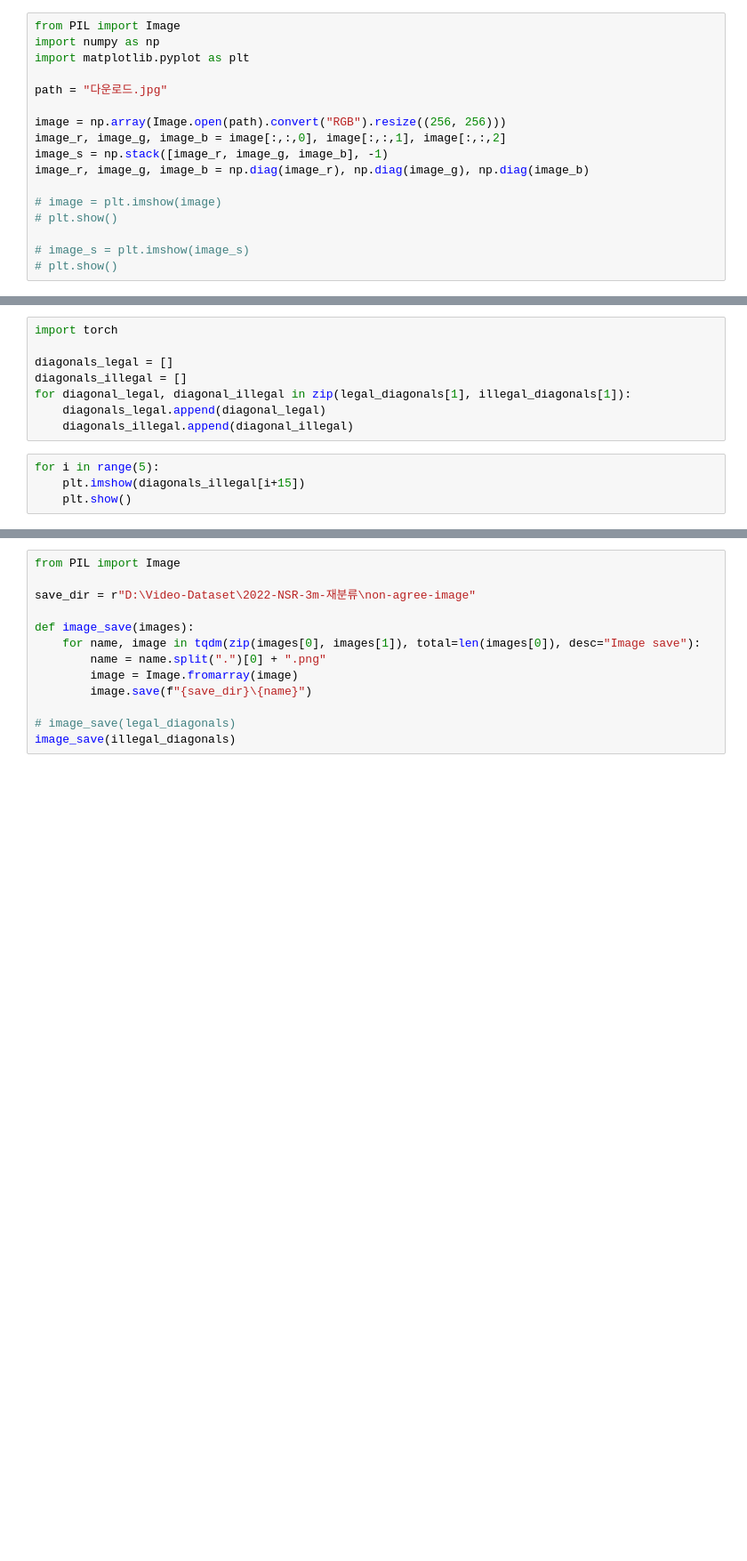
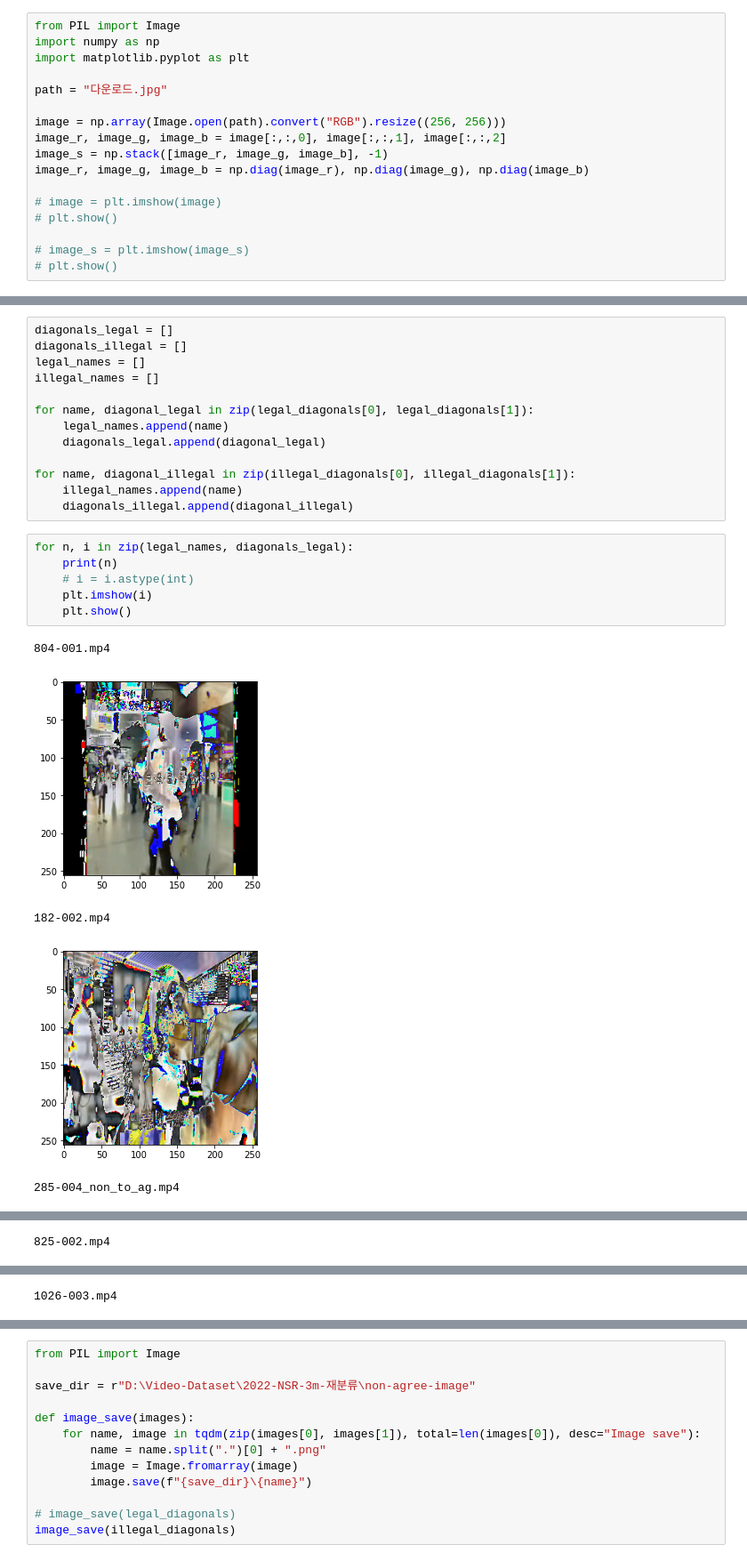
Before and after one commit to wowns1484/VideoClassification, a Jupyter notebook: Data_management/cutAway.ipynb, the cells around one changed output, grey strips where cells are left out. Shown: that part at 89% size. Cells and saved outputs as stored; diff of their text form; blank space fills up the shorter version.

```diff
--- a/Data_management/cutAway.ipynb
+++ b/Data_management/cutAway.ipynb
@@ -78,15 +119,28 @@ def extract_diagnoal_matrix(dir_path : str):
 
 legal_diagonals = extract_diagnoal_matrix(video_legal_dir)
 illegal_diagonals = extract_diagnoal_matrix(video_illegal_dir)
-# %%
-import torch
-
-diagonals_legal = []
-diagonals_illegal = []
-for diagonal_legal, diagonal_illegal in zip(legal_diagonals[1], illegal_diagonals[1]):
-    diagonals_legal.append(diagonal_legal)
-    diagonals_illegal.append(diagonal_illegal)
+# %%
+diagonals_legal = []
+diagonals_illegal = []
+legal_names = []
+illegal_names = []
+
+for name, diagonal_legal in zip(legal_diagonals[0], legal_diagonals[1]):
+    legal_names.append(name)
+    diagonals_legal.append(diagonal_legal)
+
+for name, diagonal_illegal in zip(illegal_diagonals[0], illegal_diagonals[1]):
+    illegal_names.append(name)
+    diagonals_illegal.append(diagonal_illegal)
 # %%
-for i in range(5):
-    plt.imshow(diagonals_illegal[i+15])
+for n, i in zip(legal_names, diagonals_legal):
+    print(n)
+    # i = i.astype(int)
+    plt.imshow(i)
     plt.show()
+# %% [output]
+804-001.mp4
+[figure, added]
+182-002.mp4
+[figure, added]
+285-004_non_to_ag.mp4
@@ -92,0 +148 @@ for i in range(5):
+825-002.mp4
@@ -92,0 +150 @@ for i in range(5):
+1026-003.mp4
```
Also changed, not shown: parts of 6 cells of this notebook, 6 other files.
